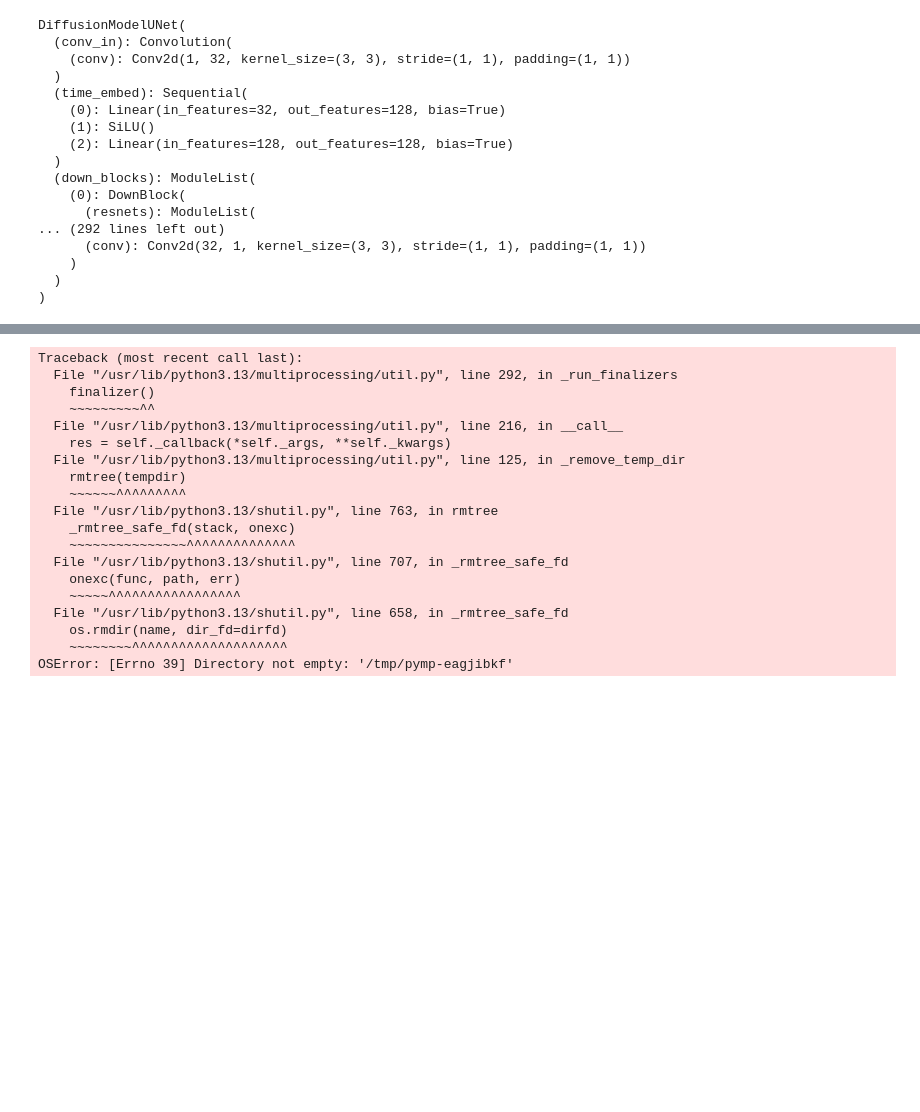
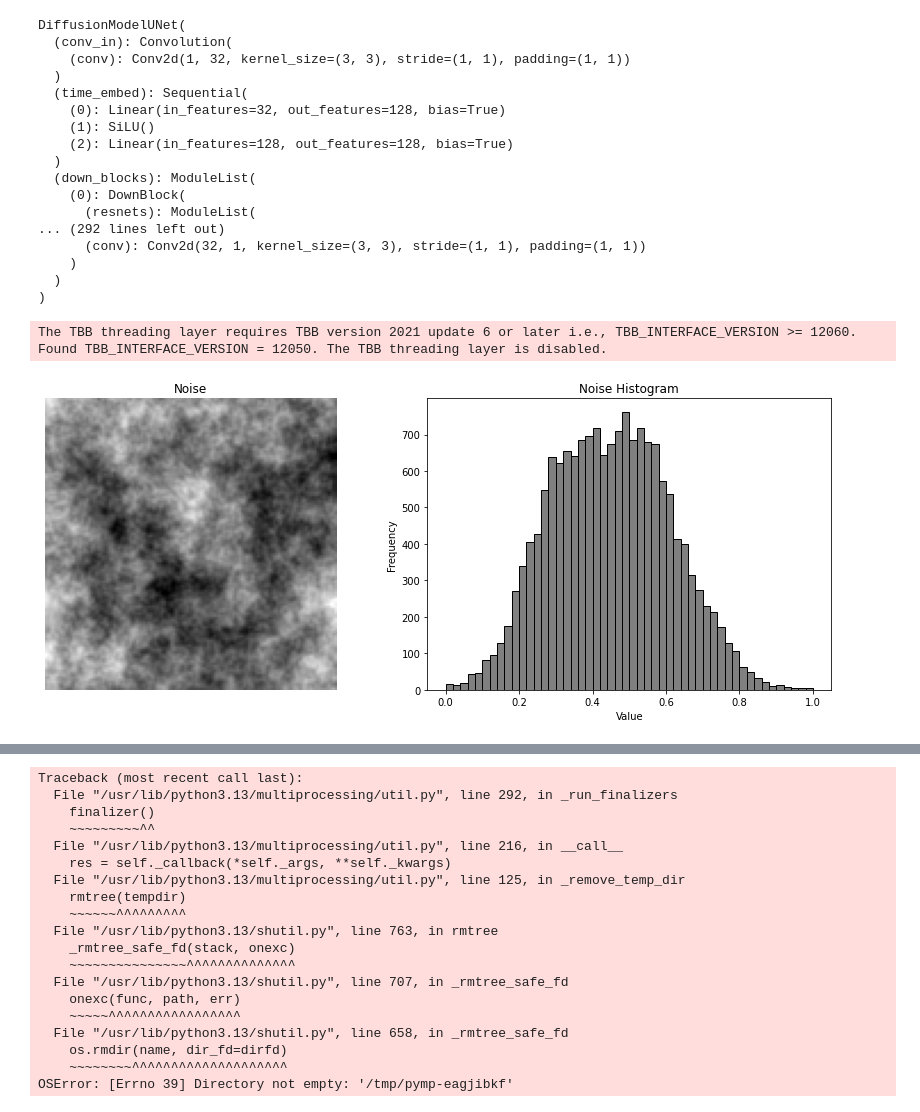
Before and after one commit to theotimefd/AnoDiffExperiments, a Jupyter notebook: 2d_ddpm/visualise_noise_and_schedules.ipynb, the cells around one changed output, grey strips where cells are left out. Saved outputs shown, nothing was run; the diff lists cells and outputs as text; code cells hidden in the pictures; blank space fills up the shorter version.

```diff
--- a/2d_ddpm/visualise_noise_and_schedules.ipynb
+++ b/2d_ddpm/visualise_noise_and_schedules.ipynb
@@ -107,3 +107,26 @@ DiffusionModelUNet(
 )
 # %%
 infer_scheduler = simplex_ddpm.SimplexDDPMScheduler(num_train_timesteps=1000, schedule="cosine")
+# %%
+simplexObj = simplex.Simplex_CLASS()
+noise = simplex_ddpm.generate_simplex_noise(simplexObj, [128,128], normalize=False)
+# %% [output]
+The TBB threading layer requires TBB version 2021 update 6 or later i.e., TBB_INTERFACE_VERSION >= 12060. Found TBB_INTERFACE_VERSION = 12050. The TBB threading layer is disabled.
+# %%
+fig, axs = plt.subplots(1, 2, figsize=(12, 5))
+
+# Plot the noise
+axs[0].imshow(noise.cpu(), cmap="gray")
+axs[0].set_title("Noise")
+axs[0].axis("off")
+
+# Plot the histogram of the noise
+axs[1].hist(noise.cpu().numpy().flatten(), bins=50, color="gray", edgecolor="black")
+axs[1].set_title("Noise Histogram")
+axs[1].set_xlabel("Value")
+axs[1].set_ylabel("Frequency")
+
+plt.tight_layout()
+plt.show()
+# %% [output]
+[figure, added]
```
Also changed, not shown: parts of 2 cells of this notebook, 15 other files.
